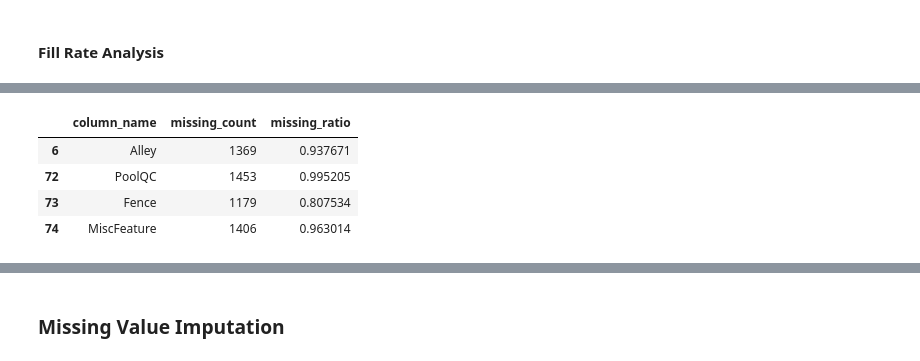
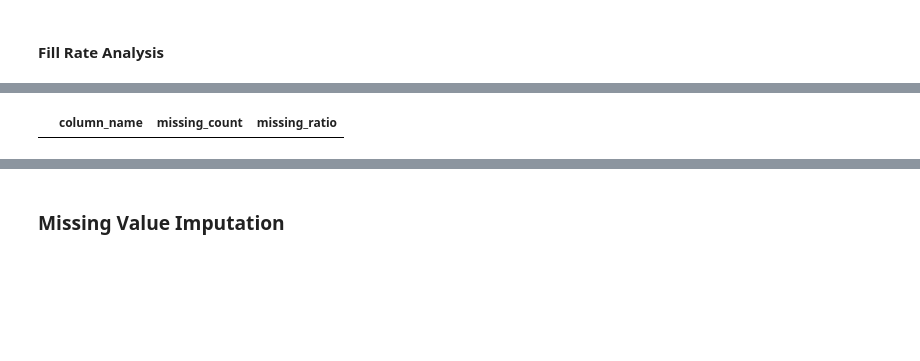
Before and after one commit to tanuj5480/100-Days-of-Data-Science, a Jupyter notebook: Code/Problem #1 .ipynb, the cells around one changed output, grey strips where cells are left out. Cells and saved outputs as stored; diff of their text form; code cells hidden in the pictures; blank space fills up the shorter version.

```diff
--- a/Code/Problem #1 .ipynb
+++ b/Code/Problem #1 .ipynb
@@ -88,3 +88,11 @@ plt.show()
 # %% [output]
 [figure]
 [figure]
+# %%
+ntrain = train_df.shape[0]
+ntest = test_df.shape[0]
+
+y_train = train_df.ln_SalePrice.values
+all_data = pd.concat((train_df, test_df)).reset_index(drop=True)
+
+all_data.drop(['SalePrice', 'ln_SalePrice'], axis=1, inplace=True)
@@ -110,16 +122,12 @@ plt.show()
 # %%
 # Can drop the below variables since there is more than 80% missing data
 
-missing_df = train_df.isnull().sum(axis=0).reset_index()
+missing_df = all_data_2.isnull().sum(axis=0).reset_index()
 missing_df.columns = ['column_name', 'missing_count']
-missing_df['missing_ratio'] = missing_df['missing_count'] / train_df.shape[0]
+missing_df['missing_ratio'] = missing_df['missing_count'] / all_data.shape[0]
 missing_df.loc[missing_df['missing_ratio']>0.80]
 # %% [output]
 |  | column_name | missing_count | missing_ratio |
-| 6 | Alley | 1369 | 0.937671 |
-| 72 | PoolQC | 1453 | 0.995205 |
-| 73 | Fence | 1179 | 0.807534 |
-| 74 | MiscFeature | 1406 | 0.963014 |
 # %%
 cols_to_drop = missing_df.loc[missing_df['missing_ratio']>0.80]
 lst_var_to_drop = list(cols_to_drop.column_name.values)
```
Also changed, not shown: parts of 19 cells of this notebook.
